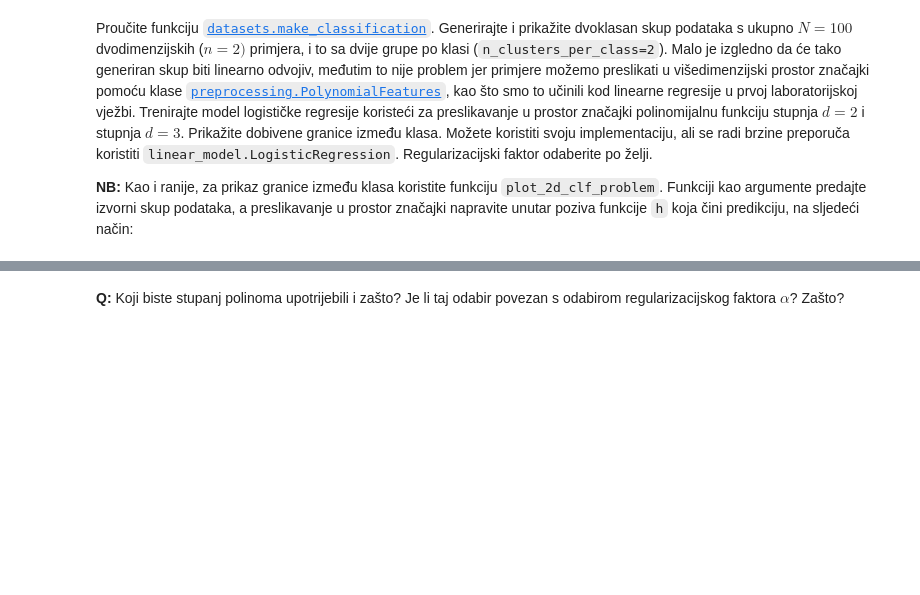
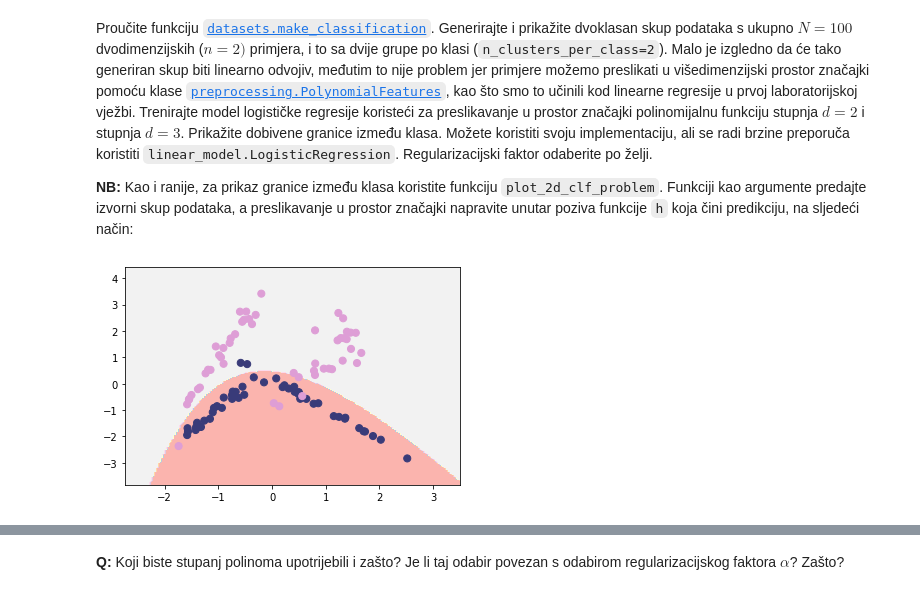
Before and after one commit to mateoim/su-lab-20-21, a Jupyter notebook: lab02/SU-2020-LAB02-0036509386.ipynb, the cells around one changed output, grey strips where cells are left out. Saved outputs shown, nothing was run; the diff lists cells and outputs as text; code cells hidden in the pictures; blank space fills up the shorter version.

```diff
--- a/lab02/SU-2020-LAB02-0036509386.ipynb
+++ b/lab02/SU-2020-LAB02-0036509386.ipynb
@@ -487,0 +484,18 @@ from sklearn.datasets import make_classification
+# %%
+from sklearn.datasets import make_classification
+
+X6, y6 = make_classification(n_samples=100, n_features=2, n_clusters_per_class=2, n_redundant=0)
+
+def plot_transform(d):
+    model = LogisticRegression()
+    poly = PolynomialFeatures(degree=d)
+    X6_transformed = poly.fit_transform(X6)
+
+    model.fit(X6_transformed, y6)
+
+    plot_2d_clf_problem(X6, y6, lambda x : model.predict(poly.transform(x)))
+
+plot_transform(2)
+plt.show()
+# %% [output]
+[figure, added]
```
Also changed, not shown: parts of 4 cells of this notebook.
